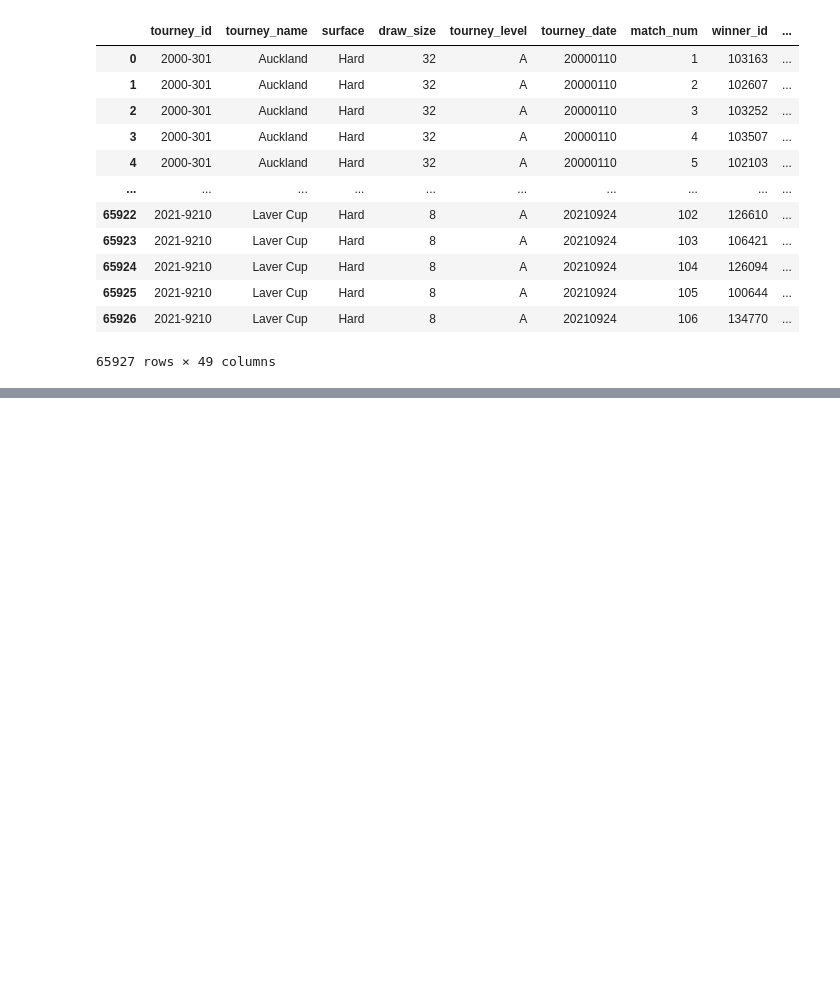
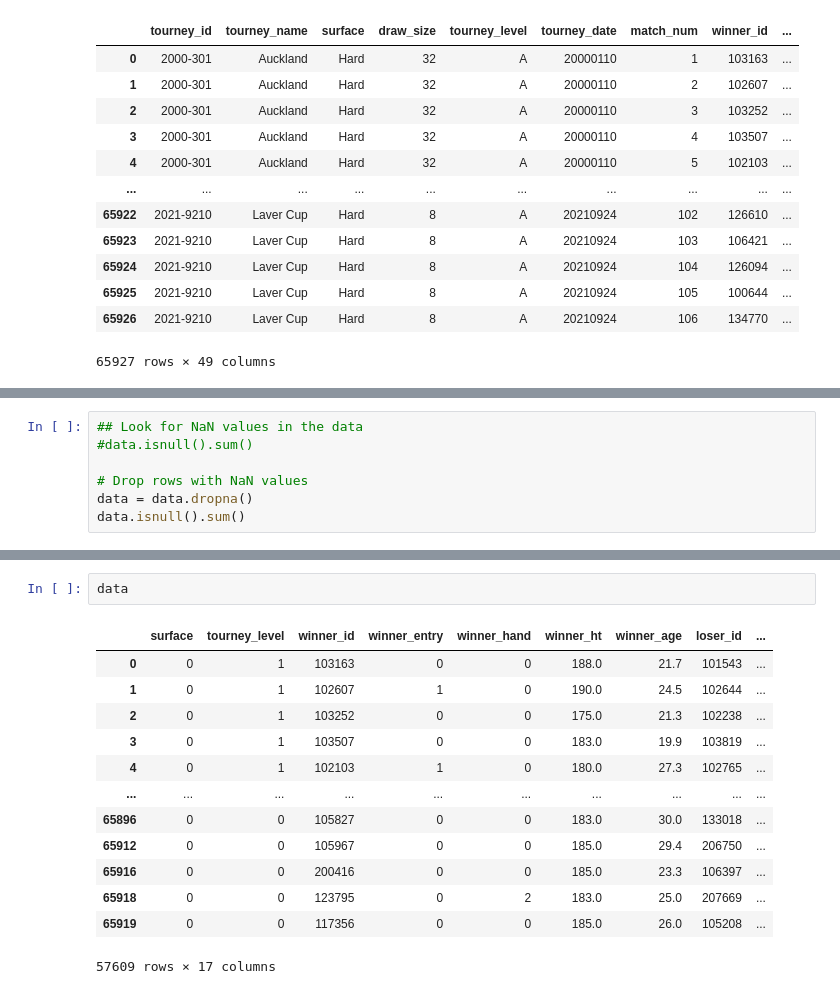
Before and after one commit to Valdieggo/proyectoml, a Jupyter notebook: proyecto.ipynb, the cells around one changed output, grey strips where cells are left out. Cells and saved outputs as stored; diff of their text form; blank space fills up the shorter version.

```diff
--- a/proyecto.ipynb
+++ b/proyecto.ipynb
@@ -40,0 +121,7 @@ data
+# %%
+## Look for NaN values in the data
+#data.isnull().sum()
+
+# Drop rows with NaN values
+data = data.dropna()
+data.isnull().sum()
@@ -40,0 +147,16 @@ data
+# %%
+data
+# %% [output]
+|  | surface | tourney_level | winner_id | winner_entry | winner_hand | winner_ht | winner_age | loser_id | ... |
+| 0 | 0 | 1 | 103163 | 0 | 0 | 188.0 | 21.7 | 101543 | ... |
+| 1 | 0 | 1 | 102607 | 1 | 0 | 190.0 | 24.5 | 102644 | ... |
+| 2 | 0 | 1 | 103252 | 0 | 0 | 175.0 | 21.3 | 102238 | ... |
+| 3 | 0 | 1 | 103507 | 0 | 0 | 183.0 | 19.9 | 103819 | ... |
+| 4 | 0 | 1 | 102103 | 1 | 0 | 180.0 | 27.3 | 102765 | ... |
+| ... | ... | ... | ... | ... | ... | ... | ... | ... | ... |
+| 65896 | 0 | 0 | 105827 | 0 | 0 | 183.0 | 30.0 | 133018 | ... |
+| 65912 | 0 | 0 | 105967 | 0 | 0 | 185.0 | 29.4 | 206750 | ... |
+| 65916 | 0 | 0 | 200416 | 0 | 0 | 185.0 | 23.3 | 106397 | ... |
+| 65918 | 0 | 0 | 123795 | 0 | 2 | 183.0 | 25.0 | 207669 | ... |
+| 65919 | 0 | 0 | 117356 | 0 | 0 | 185.0 | 26.0 | 105208 | ... |
+57609 rows × 17 columns
```
Also changed, not shown: parts of 9 cells of this notebook, 1 other file.
